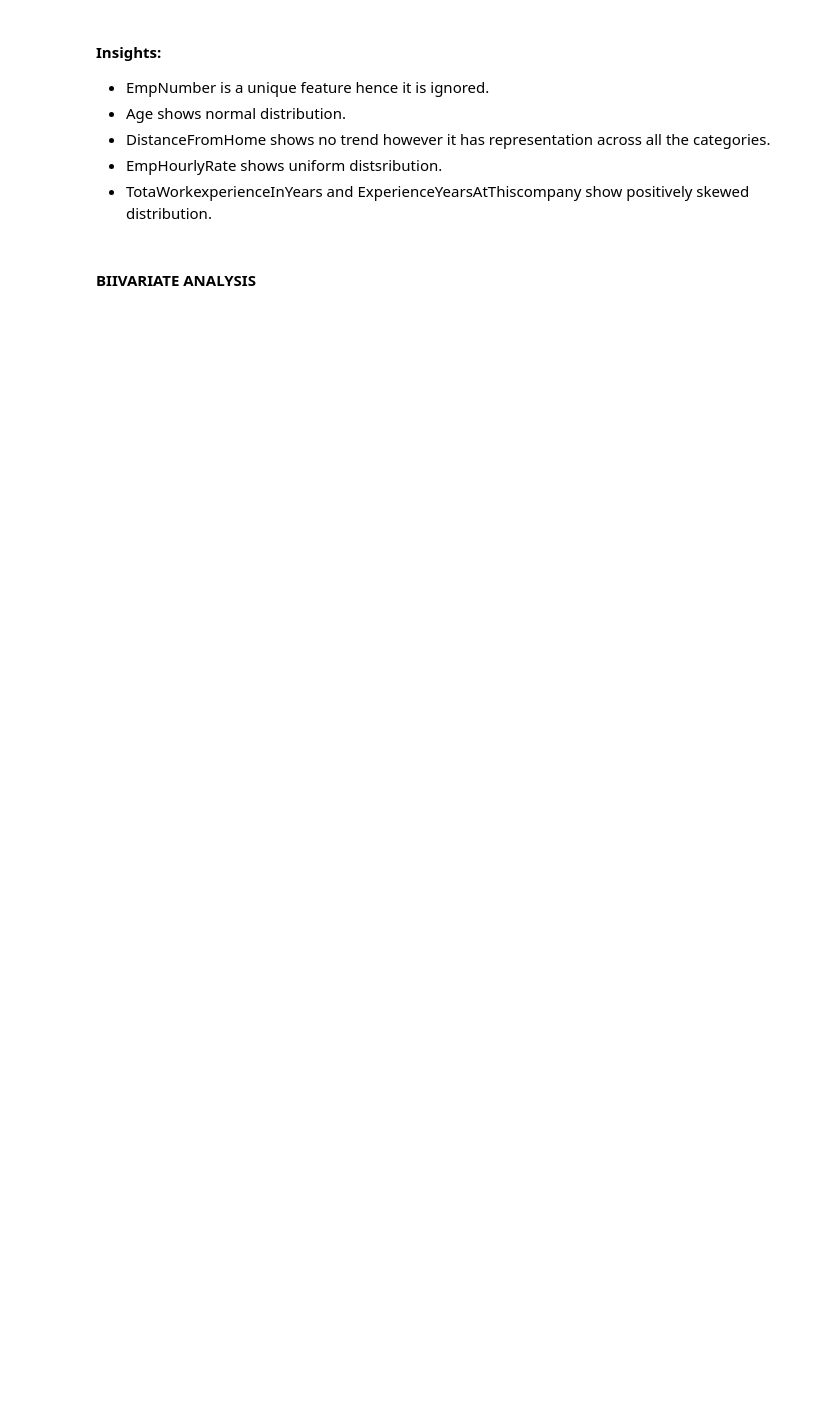
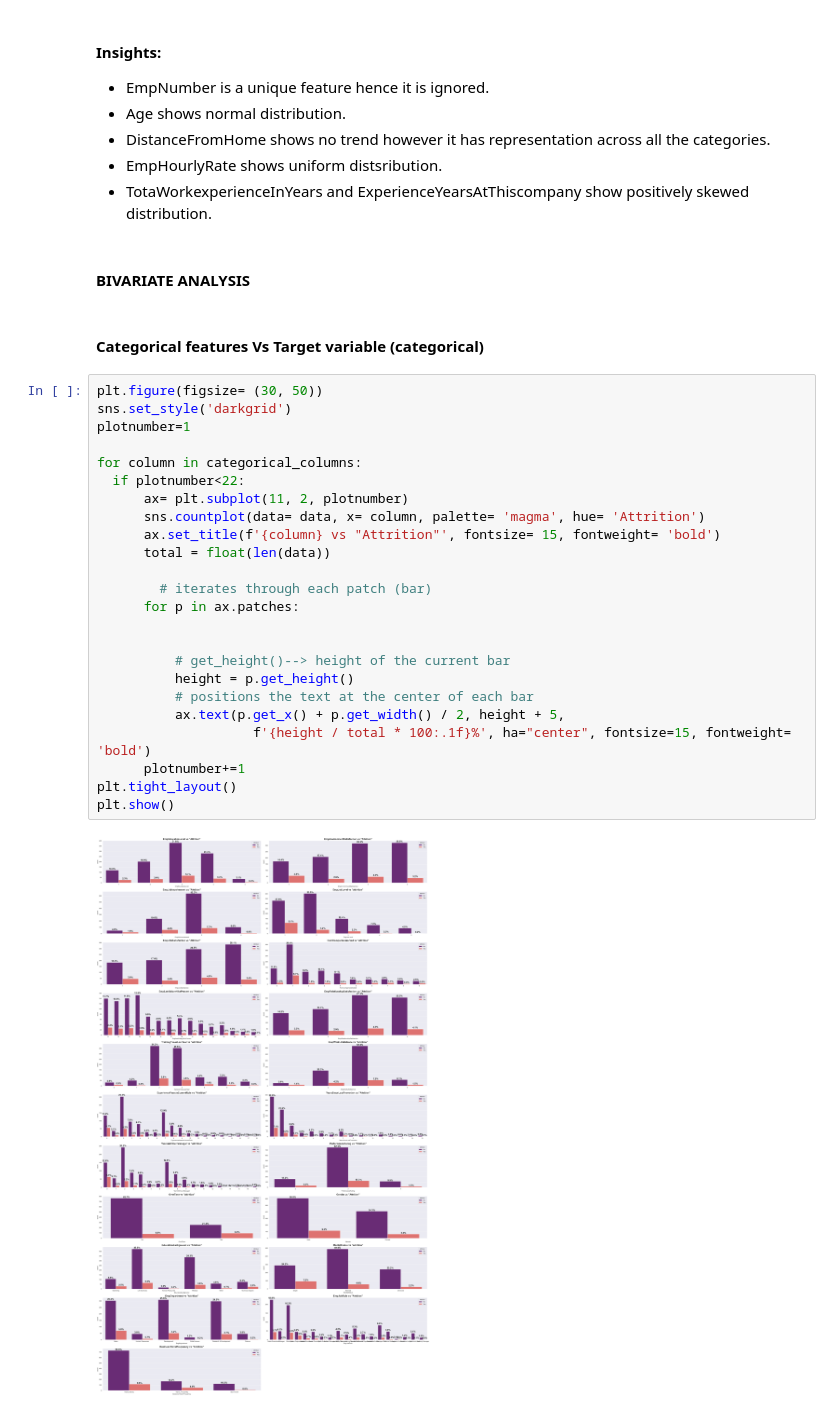
Before and after one commit to shanusaras/Employee_Performance_Analysis, a Jupyter notebook: Project.ipynb, the cells around one changed output. Drawn from its saved outputs; the diff is of its cells as text; blank space fills up the shorter version.

Commit message:
Data analysis and visualization is done

```diff
--- a/Project.ipynb
+++ b/Project.ipynb
@@ -527,4 +527,32 @@ plt.show()
 - EmpHourlyRate shows uniform distsribution.
 - TotaWorkexperienceInYears and ExperienceYearsAtThiscompany show positively skewed distribution.
 # %% [markdown]
-#### **BIIVARIATE ANALYSIS**
+#### **BIVARIATE ANALYSIS**
+# %% [markdown]
+#### **Categorical features Vs Target variable (categorical)**
+# %%
+plt.figure(figsize= (30, 50))
+sns.set_style('darkgrid')
+plotnumber=1
+
+for column in categorical_columns:
+  if plotnumber<22:
+      ax= plt.subplot(11, 2, plotnumber)
+      sns.countplot(data= data, x= column, palette= 'magma', hue= 'Attrition')
+      ax.set_title(f'{column} vs "Attrition"', fontsize= 15, fontweight= 'bold')
+      total = float(len(data))
+
+        # iterates through each patch (bar)
+      for p in ax.patches:
+
+
+          # get_height()--> height of the current bar
+          height = p.get_height()
+          # positions the text at the center of each bar
+          ax.text(p.get_x() + p.get_width() / 2, height + 5,
+                    f'{height / total * 100:.1f}%', ha="center", fontsize=15, fontweight= 'bold')
+      plotnumber+=1
+plt.tight_layout()
+plt.show()
+# %% [output]
+[figure, added]
```
Also changed, not shown: parts of 7 cells of this notebook.
